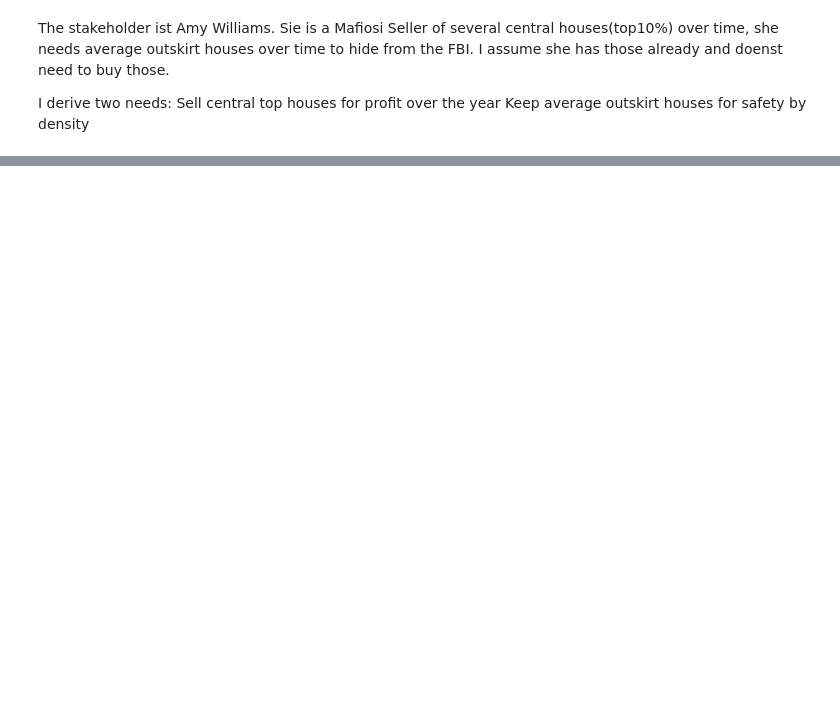
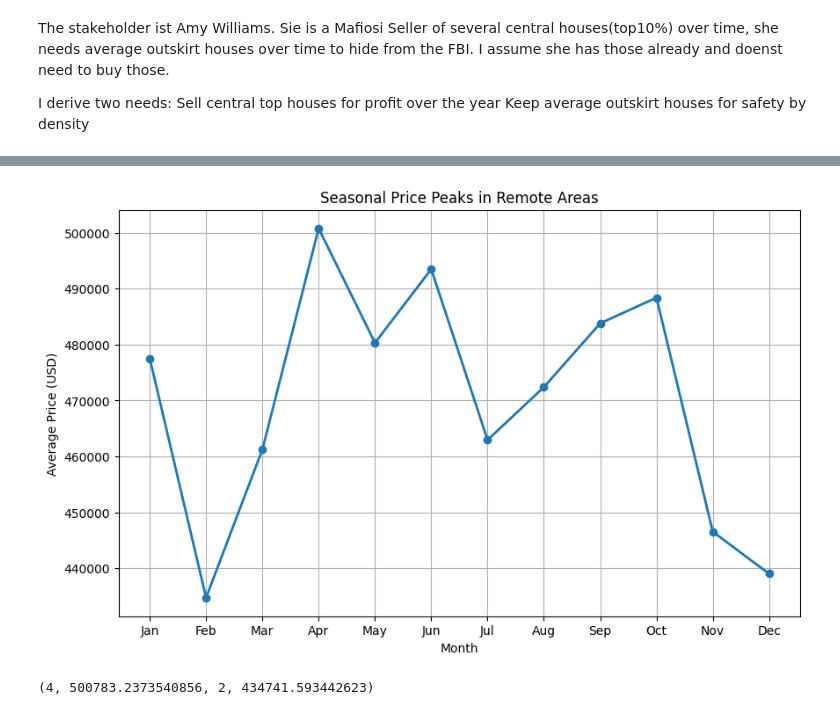
Before and after one commit to ImpromptuCode/dp-eda-project, a Jupyter notebook: test.ipynb, the cells around one changed output, grey strips where cells are left out. Drawn from its saved outputs; the diff is of its cells as text; code cells hidden in the pictures; blank space fills up the shorter version.

```diff
--- a/test.ipynb
+++ b/test.ipynb
@@ -81,0 +124,10 @@ msno.matrix(data)
+# %%
+# Calculate density score based on surrounding living area and lot size so the bigger the score, the higher the density. Maximum is 1.
+data['density_score'] = data['sqft_living15'] / data['sqft_lot15']
+
+# Define central and remote areas based on density score thresholds
+central_threshold = data['density_score'].quantile(0.75)
+remote_threshold = data['density_score'].quantile(0.25)
+data['area_type'] = data['density_score'].apply(lambda x: 'Central' if x >= central_threshold else ('Remote' if x <= remote_threshold else 'Intermediate'))
+
+data['area_type']
@@ -81,0 +147,34 @@ msno.matrix(data)
+# %%
+# Assume suburban areas are characterized by larger lot sizes, let's set a threshold for 'suburban' properties.
+# Here, we'll define "suburban" as properties in the top 50% of lot sizes (as a basic approximation).
+
+#suburb_threshold = data['sqft_lot'].quantile(0.5)
+#suburban_properties = data[data['sqft_lot'] >= suburb_threshold]
+
+# Calculate the average price for suburban properties by month
+suburban_properties = data[data['area_type'] == 'Remote']
+monthly_avg_price_suburbs = suburban_properties.groupby('month')['price'].mean()
+
+# Plotting the monthly average prices for suburban properties to identify seasonal price peaks
+plt.figure(figsize=(10, 6))
+plt.plot(monthly_avg_price_suburbs.index, monthly_avg_price_suburbs.values, marker='o', linestyle='-', linewidth=2)
+plt.title("Seasonal Price Peaks in Remote Areas")
+plt.xlabel("Month")
+plt.ylabel("Average Price (USD)")
+plt.xticks(range(1, 13),
+           ['Jan', 'Feb', 'Mar', 'Apr', 'May', 'Jun', 'Jul', 'Aug', 'Sep', 'Oct', 'Nov', 'Dec'])
+plt.grid(True)
+plt.show()
+
+# Finding the peak month(s) with the highest average price for suburban areas
+suburb_peak_month = monthly_avg_price_suburbs.idxmax()
+suburb_peak_month_price = monthly_avg_price_suburbs.max()
+suburb_low_month = monthly_avg_price_suburbs.idxmin()
+suburb_low_month_price = monthly_avg_price_suburbs.min()
+suburb_peak_month, suburb_peak_month_price, suburb_low_month, suburb_low_month_price
+
+# finding zip codes of those remote areas
+#rem_zip = suburban_properties.groupby('zipcode')
+# %% [output]
+[figure, added]
+(4, 500783.2373540856, 2, 434741.593442623)
```
Also changed, not shown: parts of 28 cells of this notebook, 1 other file.
